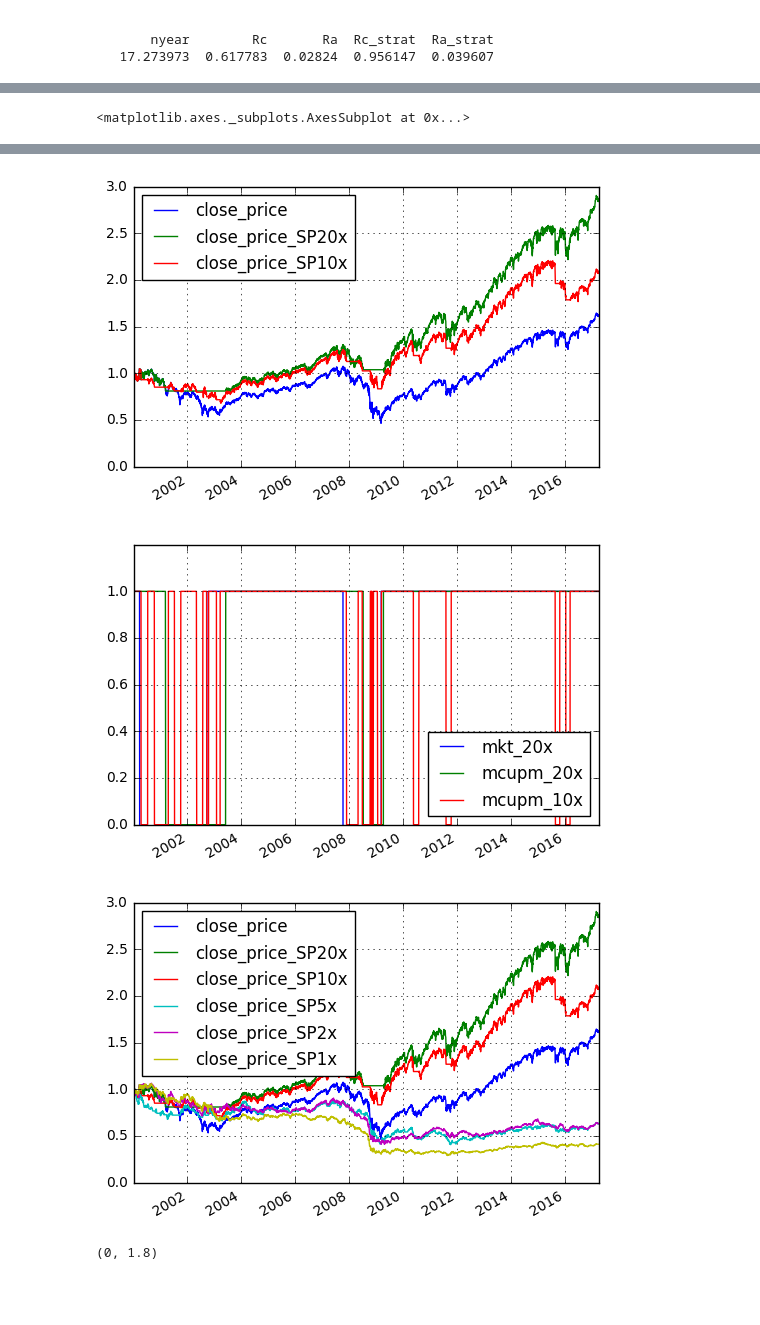
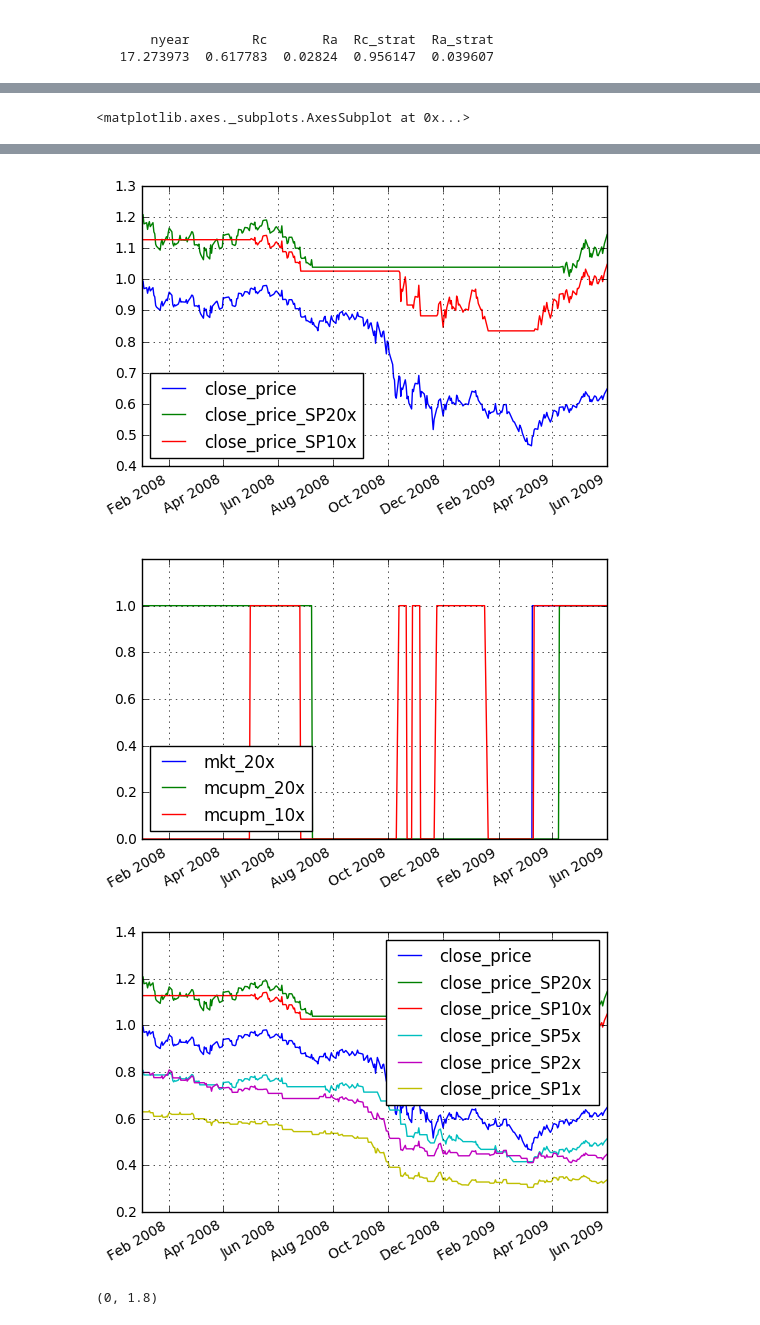
Before and after one commit to algosci/algosciquant, a Jupyter notebook: MktCycle.ipynb, the cells around one changed output, grey strips where cells are left out. Saved outputs shown, nothing was run; the diff lists cells and outputs as text; code cells hidden in the pictures; blank space fills up the shorter version.

```diff
--- a/MktCycle.ipynb
+++ b/MktCycle.ipynb
@@ -313,7 +313,8 @@ dftr_11= pd.read_csv(dftr_read_filename,index_col=0,parse_dates=True)
 st = test_st
 et = test_et
 
-print(st,et)
+print('start date = ',st,'end date =',et)
+
 #st = dt.datetime(2008,1,1)
 #et = dt.datetime(2010,12,31)
 
@@ -322,8 +323,8 @@ print(st,et)
 pst=st
 pet=et
 
-#pst = dt.datetime(2008,1,1)
-#pet = dt.datetime(2009,6,1)
+pst = dt.datetime(2008,1,1)
+pet = dt.datetime(2009,6,1)
 
 # Read Files
 
@@ -373,8 +374,6 @@ dftn['mcupm_5x_h1']=dft_5x.loc[st:et,'mcupm_h1']
 dftn['mcupm_2x_h1']=dft_2x.loc[st:et,'mcupm_h1']
 dftn['mcupm_1x_h1']=dft_1x.loc[st:et,'mcupm_h1']
 
-
-
 dftn.loc[pst:pet,[price_variable]].plot(grid=True)
 
 dftn.loc[pst:pet,[price_variable,price_variable+'_SP20x',price_variable+'_SP10x']].plot(grid=True)
@@ -395,6 +394,6 @@ dftn.loc[pst:pet,[price_variable,price_variable+'_SP20x',price_variable+'_SP10x'
-[figure, old version]
+[figure, new version]
-[figure, old version]
+[figure, new version]
-[figure, old version]
+[figure, new version]
 # %%
 # How does it work?
 
```
Also changed, not shown: parts of 2 cells of this notebook.
